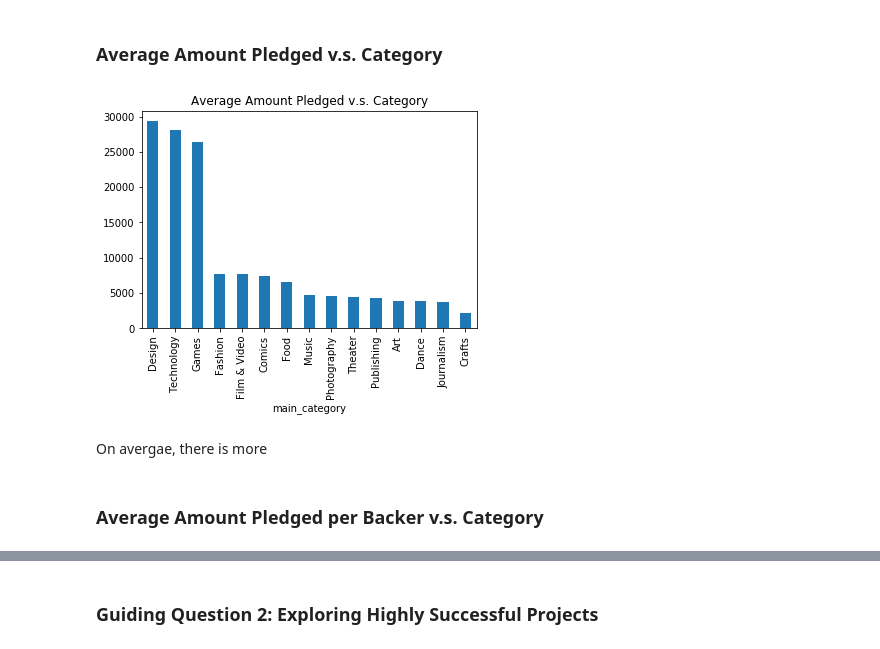
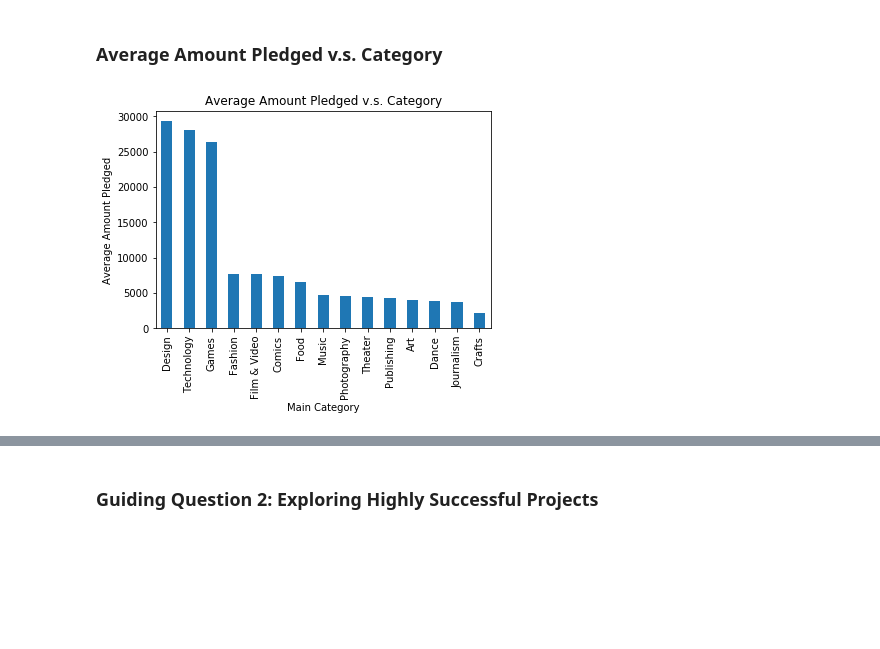
Before and after one commit to qjyap/STAT131-HALLO, a Jupyter notebook: Stats 131 Final Report-Copy1.ipynb, the cells around one changed output, grey strips where cells are left out. Drawn from its saved outputs; the diff is of its cells as text; code cells hidden in the pictures; blank space fills up the shorter version.

```diff
--- a/Stats 131 Final Report-Copy1.ipynb
+++ b/Stats 131 Final Report-Copy1.ipynb
@@ -367,12 +351,10 @@ Categories with the most backers on Kickstarter are Games, Design, and Technolog
 # %%
 avg_pledged = kickstarter_cleaned.groupby(['main_category']).usd_pledged_real.mean().sort_values(ascending=False)
 avg_pledged
 avg_pledged.plot(kind="bar")
 plt.title("Average Amount Pledged v.s. Category")
+plt.ylabel('Average Amount Pledged')
+plt.xlabel('Main Category')
 plt.show()
 # %% [output]
-[figure, old version]
+[figure, new version]
-# %% [markdown]
-On avergae, there is more
-# %% [markdown]
-### Average Amount Pledged per Backer v.s. Category
```
Also changed, not shown: parts of 41 cells of this notebook.
